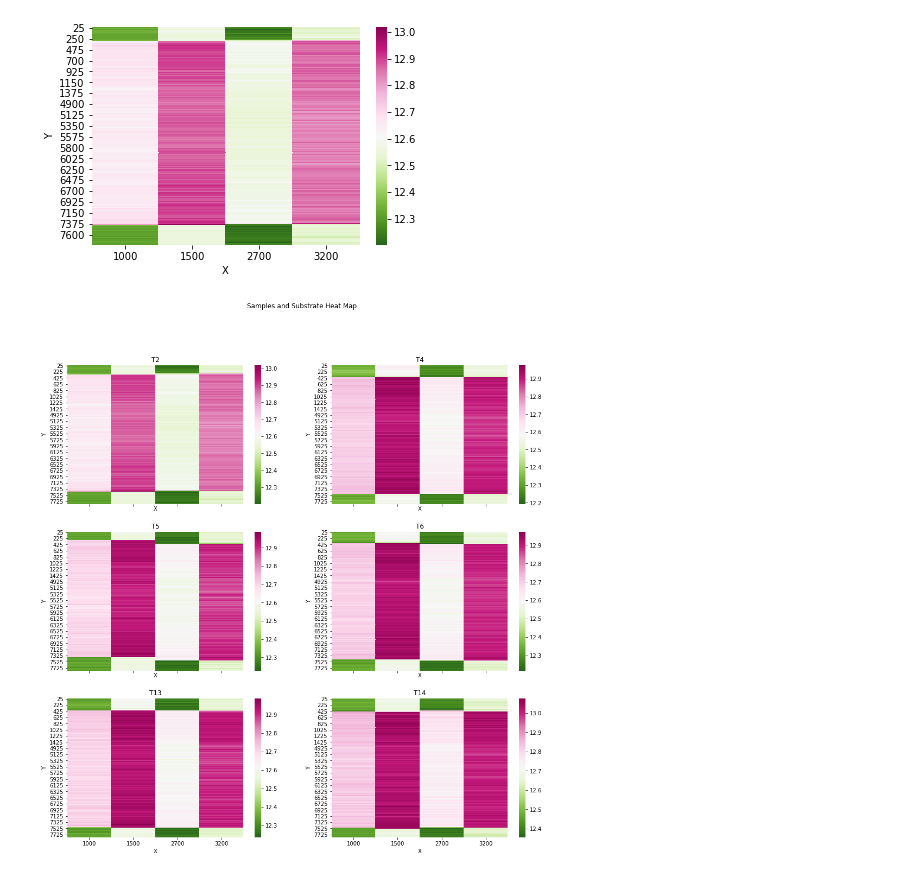
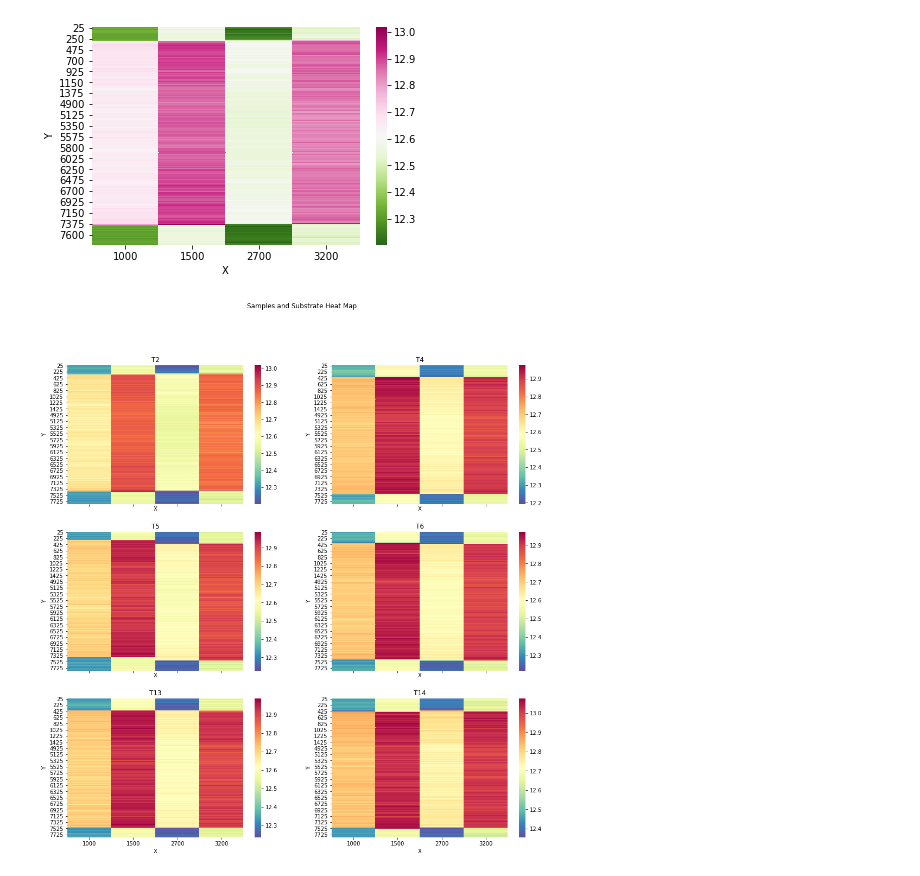
Before and after one commit to josephwccheng/substrate_3d_printing, a Jupyter notebook: main.ipynb, the cells around one changed output. Drawn from its saved outputs; the diff is of its cells as text; code cells hidden in the pictures.

```diff
--- a/main.ipynb
+++ b/main.ipynb
@@ -114,22 +117,22 @@ plt.show()
 # %%
 samples = ['T2','T4','T5','T6','T13','T14']
 
 fig, axes = plt.subplots(3, 2, sharex=True, figsize=(16,16))
 fig.suptitle('Samples and Substrate Heat Map')
 
 row = 0
 column = 0
 
 for sample in samples:
     ax = axes[row, column]
     ax.set_title(sample)
     substrate_df = all_substrate_df[all_substrate_df.ID == sample]
     substrate_df_pivoted = substrate_df.pivot("Y", "X", "Z")
-    sns.heatmap(ax=axes[row, column], data=substrate_df_pivoted, cmap="PiYG_r")
+    sns.heatmap(ax=axes[row, column], data=substrate_df_pivoted, cmap="Spectral_r")
 
     column = column + 1
     if column > 1:
         row = row + 1
         column = 0
 # %% [output]
-[figure, old version]
+[figure, new version]
```
Also changed, not shown: parts of 5 cells of this notebook, 1 other file.
